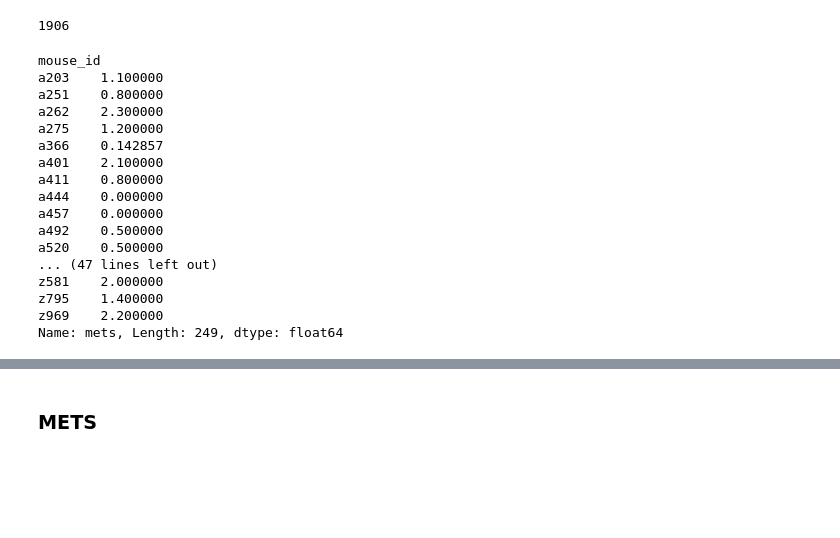
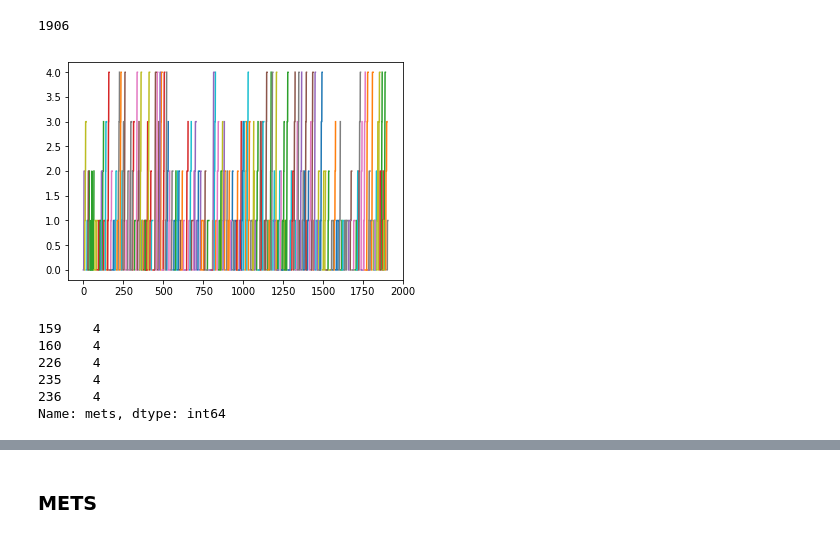
Before and after one commit to jenshurley/hw5, a Jupyter notebook: pydrug_sketch.ipynb, the cells around one changed output, grey strips where cells are left out. Drawn from its saved outputs; the diff is of its cells as text; code cells hidden in the pictures; blank space fills up the shorter version.

```diff
--- a/pydrug_sketch.ipynb
+++ b/pydrug_sketch.ipynb
@@ -94,22 +135,18 @@ data['mouse_id'].count()
 # %% [output]
 1906
 # %%
-data.groupby('mouse_id')['mets'].mean()
+mets_per_mouse = data.groupby('mouse_id')['mets'].mean()
-# %% [output]
-mouse_id
-a203    1.100000
-a251    0.800000
-a262    2.300000
-a275    1.200000
-a366    0.142857
-a401    2.100000
-a411    0.800000
-a444    0.000000
-a457    0.000000
-a492    0.500000
-a520    0.500000
-... (47 lines left out)
-z581    2.000000
-z795    1.400000
-z969    2.200000
-Name: mets, Length: 249, dtype: float64
+# %%
+data.groupby('mouse_id')['mets'].plot();
+#why aren't there 250 bars?
+# %% [output]
+[figure, added]
+# %%
+data.mets.nlargest()
+# %% [output]
+159    4
+160    4
+226    4
+235    4
+236    4
+Name: mets, dtype: int64
```
Also changed, not shown: parts of 41 cells of this notebook.
